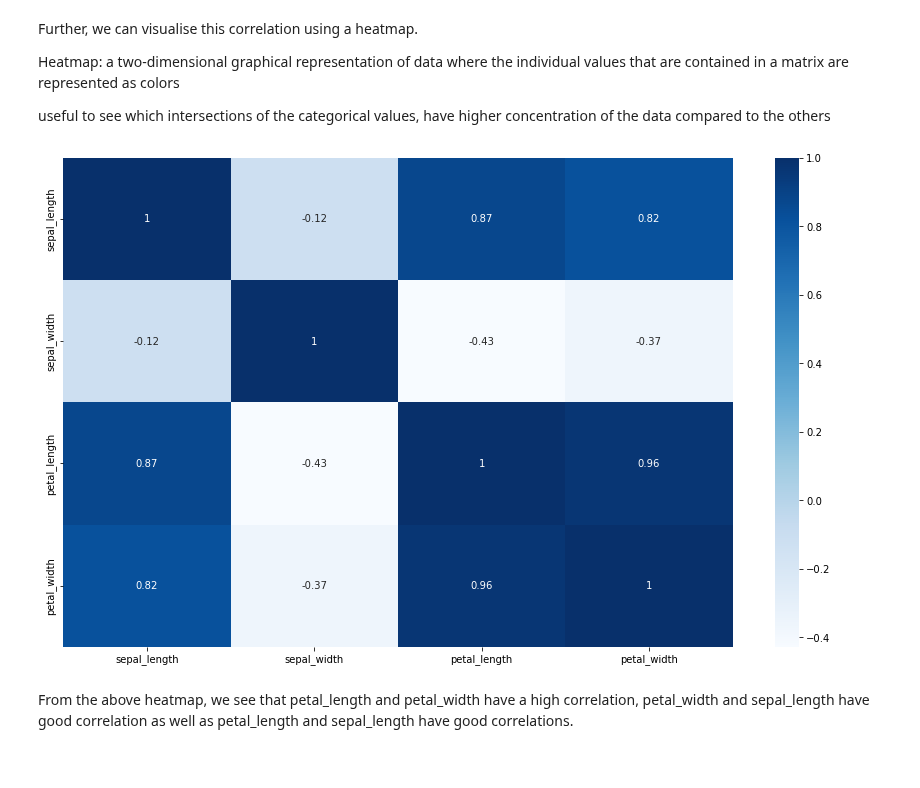
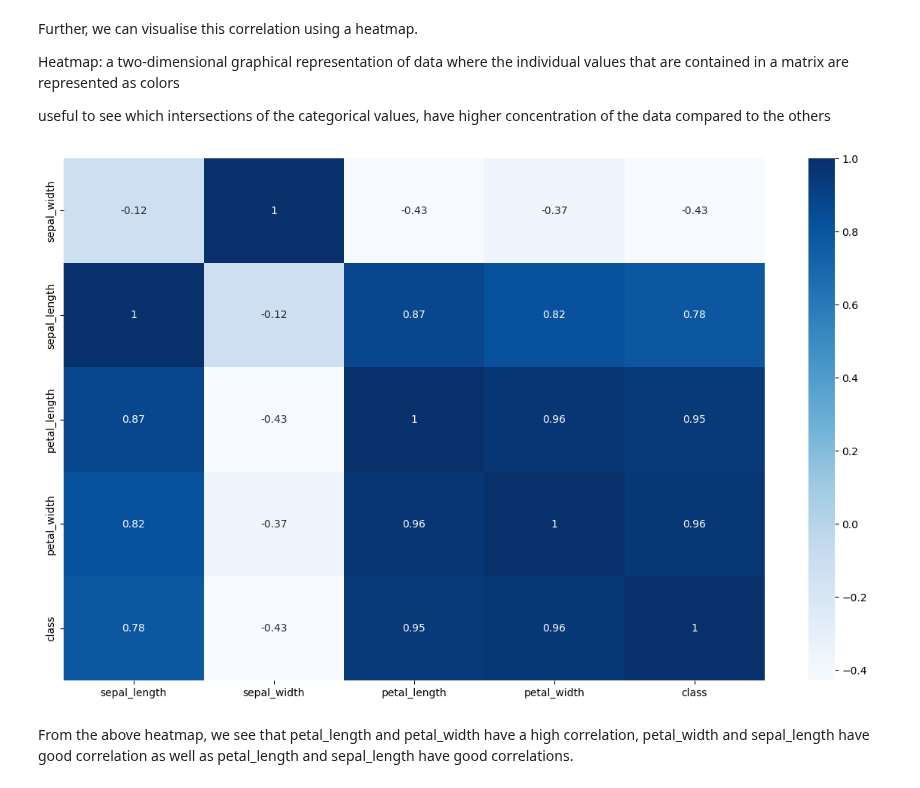
Before and after one commit to baotram19/UEH-KTLT-ECO25, a Jupyter notebook: Buoi04_09092025/[Tutorial] EDA-Python.ipynb, the cells around one changed output. Drawn from its saved outputs; the diff is of its cells as text; code cells hidden in the pictures.

```diff
--- a/Buoi04_09092025/[Tutorial] EDA-Python.ipynb
+++ b/Buoi04_09092025/[Tutorial] EDA-Python.ipynb
@@ -189,0 +188,4 @@ df["species"].apply()
+# %%
+from sklearn.preprocessing import LabelEncoder
+encoder = LabelEncoder()
+encoder.fit(df["species"])
@@ -189,0 +198,2 @@ df["species"].apply()
+# %%
+df['class'] = encoder.transform(df["species"])
@@ -317,9 +340,9 @@ Heatmap: a two-dimensional graphical representation of data where the individual
 useful to see which intersections of the categorical values, have higher concentration of the data compared to the others
 # %%
 fig = plt.figure(figsize = (15,9))
-sns.heatmap(df.corr(), cmap='Blues', annot = True);
+sns.heatmap(df[["sepal_length","sepal_width","petal_length","petal_width","class"]].corr().sort_values(by="class"), cmap='Blues', annot = True);
 # %% [output]
-[figure, old version]
+[figure, new version]
 # %% [markdown]
 From the above heatmap, we see that petal_length and petal_width have a high correlation, petal_width and sepal_length have good correlation as well as petal_length and sepal_length have good correlations.
 # %% [markdown]
```
Also changed, not shown: parts of 23 cells of this notebook, 2 other files.
